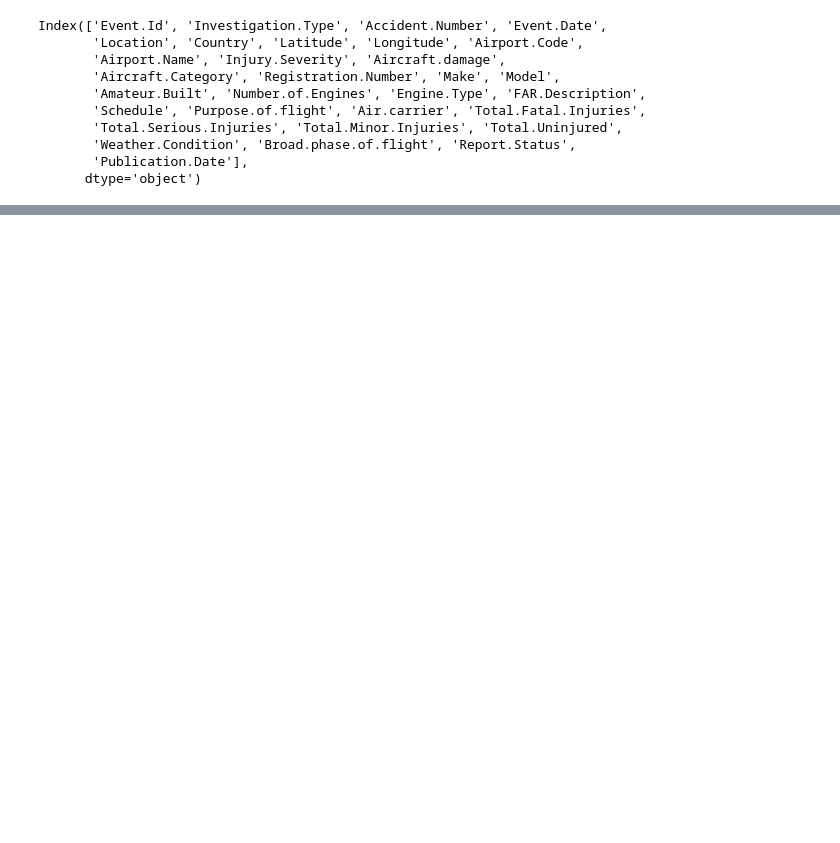
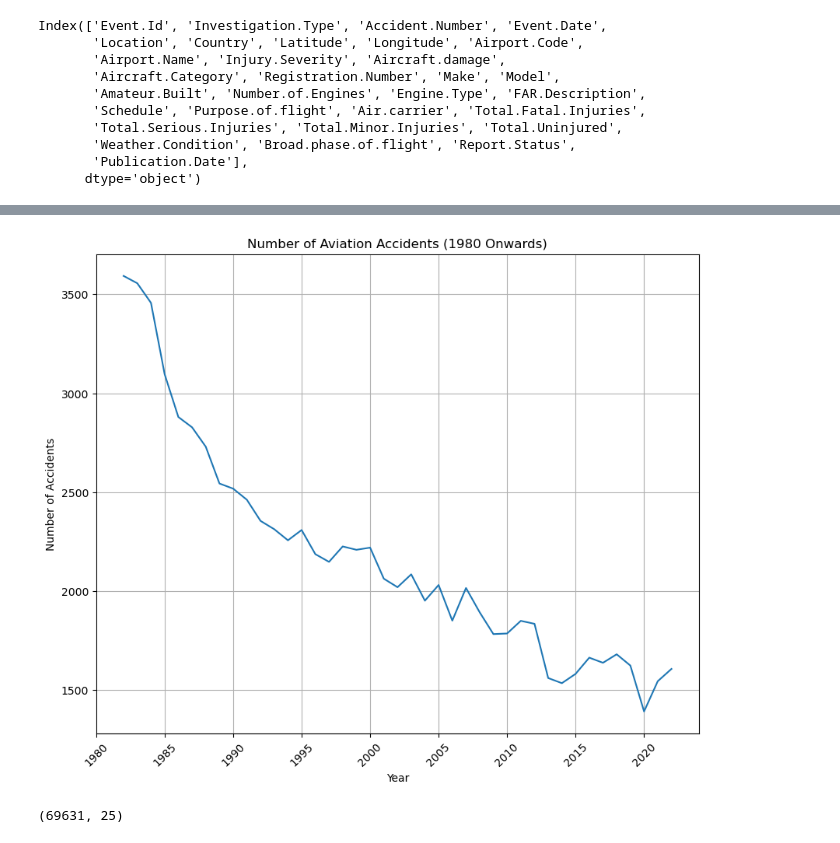
Before and after one commit to T-hoveen/dsc-phase-1-project-v3, a Jupyter notebook: student.ipynb, the cells around one changed output, grey strips where cells are left out. Saved outputs shown, nothing was run; the diff lists cells and outputs as text; code cells hidden in the pictures; blank space fills up the shorter version.

```diff
--- a/student.ipynb
+++ b/student.ipynb
@@ -168,0 +356,10 @@ memory usage: 3.4 MB
+# %%
+#Combine the None and NONE for the engine type
+categorical_df.loc[:,'Engine.Type']= categorical_df['Engine.Type'].str.replace('NONE','None')
+# %%
+#Weather condition
+categorical_df['Weather.Condition'].value_counts()
+#Data cleaning to merge the unknown weather conditions
+categorical_df.loc[:,'Weather.Condition']= categorical_df['Weather.Condition'].str.replace('UNK','Unk')
+
+categorical_df['Weather.Condition'].value_counts()
@@ -168,0 +407,3 @@ memory usage: 3.4 MB
+# %%
+# Convert the Event.Date to a date variable
+categorical_df['Event.Date'] =pd.to_datetime(categorical_df['Event.Date'])
@@ -168,0 +430,22 @@ memory usage: 3.4 MB
+# %%
+# Visualize the date variable to understand the trend in the accidents from  the years 1982 due to lack of sufficient data for the previous years
+categorical_df['Year'] = categorical_df['Event.Date'].dt.year
+
+categorical_df = categorical_df[categorical_df['Year']>1981]
+# Check for missing data and remove
+categorical_df =categorical_df.dropna(subset=['Year'])
+
+# Get the value counts of the accidents
+Accident_year = categorical_df['Year'].value_counts().sort_index()
+Accident_year
+#Plot the year data
+plt.figure(figsize=(10,8))
+plt.plot(Accident_year.index,Accident_year.values)
+plt.title('Number of Aviation Accidents (1980 Onwards)')
+plt.xlabel('Year')
+plt.ylabel('Number of Accidents')
+plt.grid(True)
+plt.xticks(rotation=45)
+plt.show()
+# %% [output]
+[figure, added]
@@ -168,0 +455,5 @@ memory usage: 3.4 MB
+# %%
+# Get the shape of the data
+Aviation_clean.shape
+# %% [output]
+(69631, 25)
```
Also changed, not shown: parts of 45 cells of this notebook.
